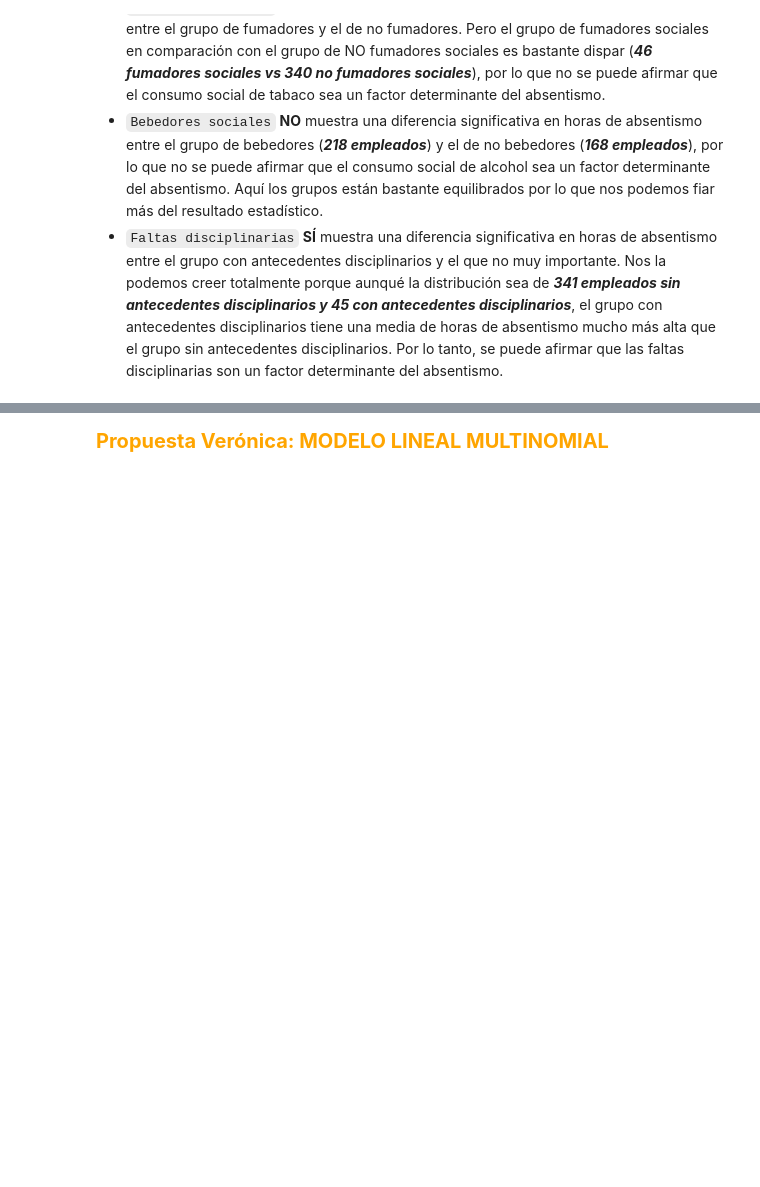
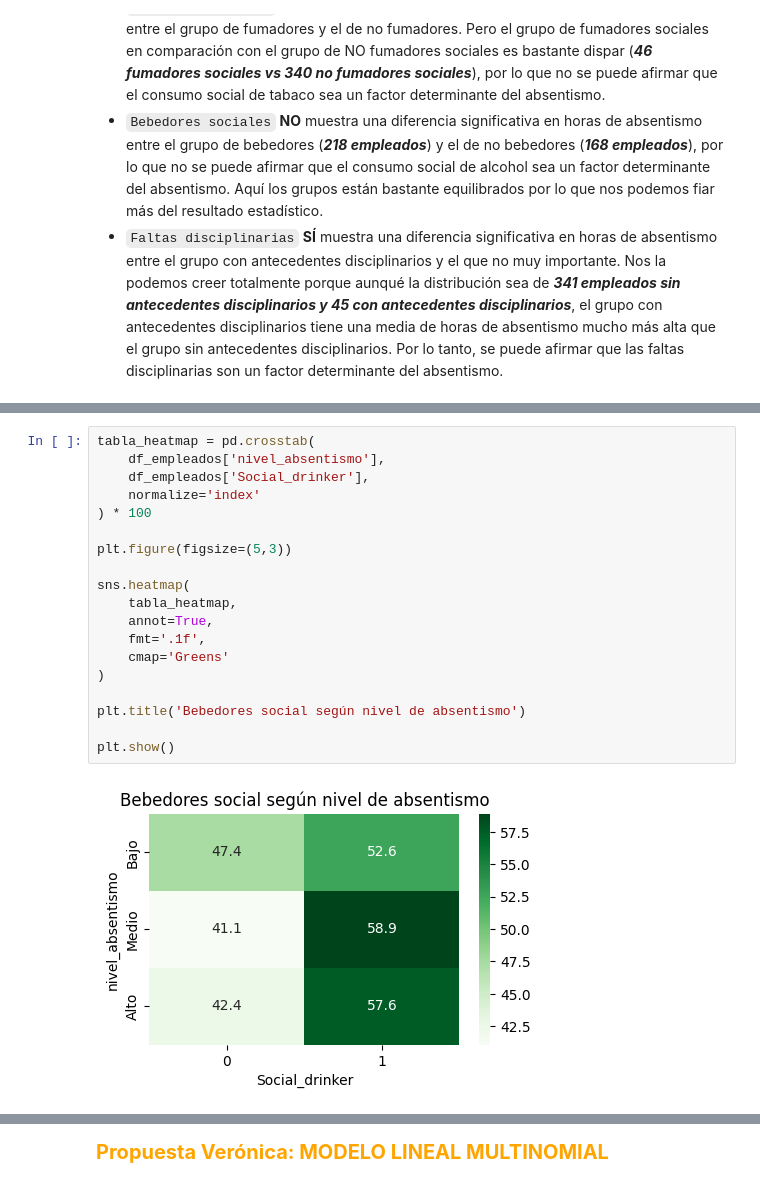
Before and after one commit to ITACADEMYprojectes/ProjecteData, a Jupyter notebook: Equip_31/Scripts/Notebooks/analisis_absentismo_Dioulde_08062026.ipynb, the cells around one changed output, grey strips where cells are left out. Cells and saved outputs as stored; diff of their text form; blank space fills up the shorter version.

```diff
--- a/Equip_31/Scripts/Notebooks/analisis_absentismo_Dioulde_08062026.ipynb
+++ b/Equip_31/Scripts/Notebooks/analisis_absentismo_Dioulde_08062026.ipynb
@@ -585,0 +597,21 @@ mann_whitney_tests
+# %%
+tabla_heatmap = pd.crosstab(
+    df_empleados['nivel_absentismo'],
+    df_empleados['Social_drinker'],
+    normalize='index'
+) * 100
+
+plt.figure(figsize=(5,3))
+
+sns.heatmap(
+    tabla_heatmap,
+    annot=True,
+    fmt='.1f',
+    cmap='Greens'
+)
+
+plt.title('Bebedores social según nivel de absentismo')
+
+plt.show()
+# %% [output]
+[figure, added]
```
Also changed, not shown: parts of 49 cells of this notebook.
